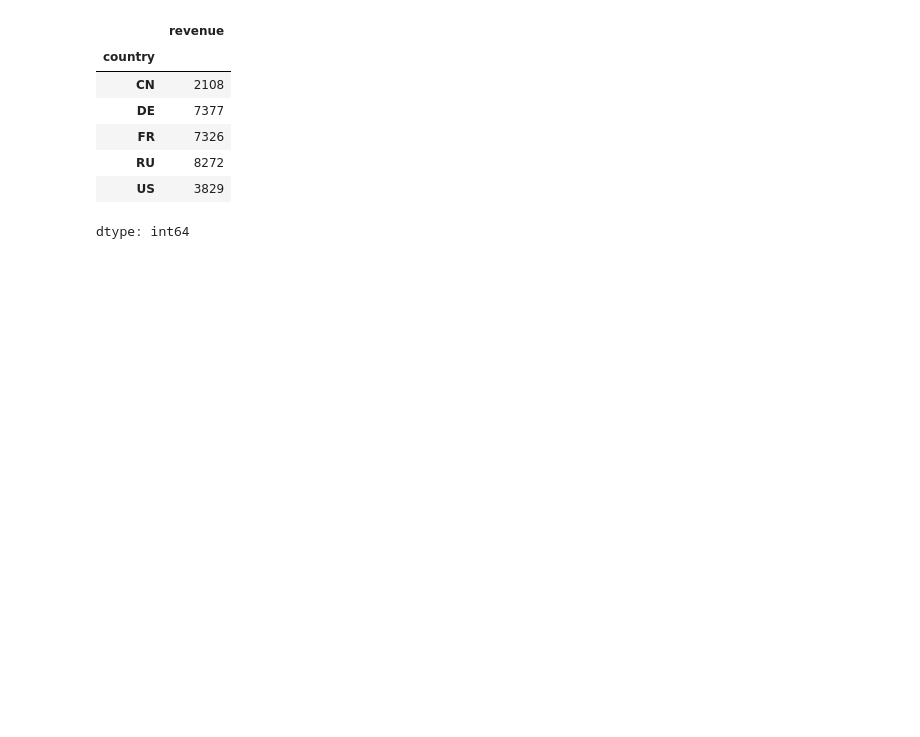
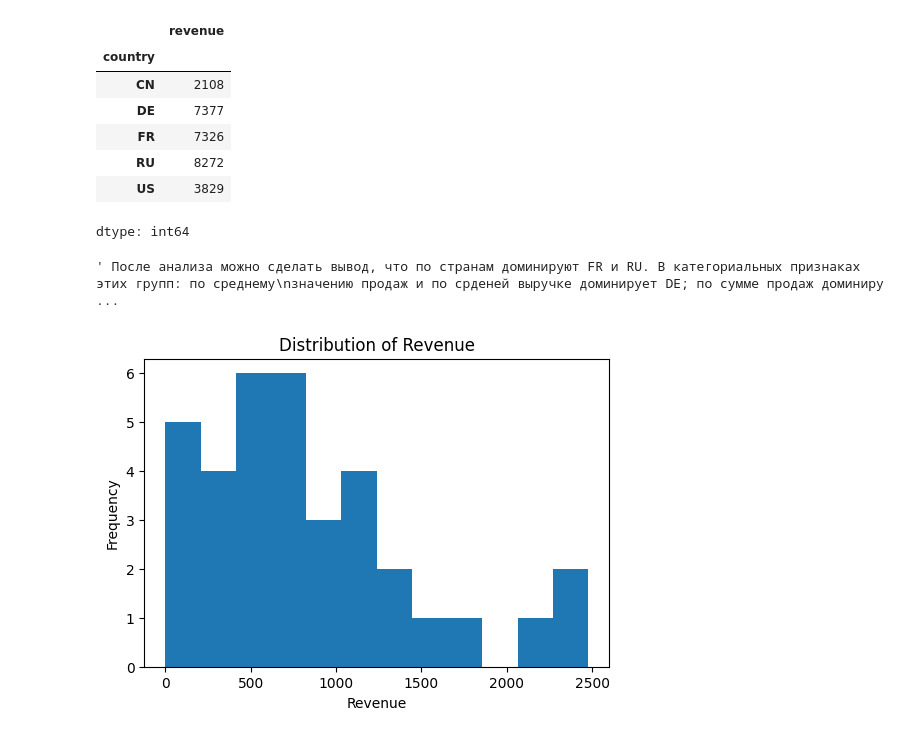
Before and after one commit to ermakinho/a-ermakov, a Jupyter notebook: homeworks/HW02/HW02.ipynb, the cells around one changed output. Drawn from its saved outputs; the diff is of its cells as text; code cells hidden in the pictures; blank space fills up the shorter version.

```diff
--- a/homeworks/HW02/HW02.ipynb.ipynb
+++ b/homeworks/HW02/HW02.ipynb
@@ -250,5 +250,16 @@ group['revenue'].sum()
 dtype: int64
 # %%
 ''' После анализа можно сделать вывод, что по странам доминируют FR и RU. В категориальных признаках этих групп: по среднему
-значению продаж, и по срденей выручке доминирует DE; по сумме продаж доминирует FR.
+значению продаж и по срденей выручке доминирует DE; по сумме продаж доминирует FR. По суммарной выручке доминирует RU.
 '''
+# %% [output]
+' После анализа можно сделать вывод, что по странам доминируют FR и RU. В категориальных признаках этих групп: по среднему\nзначению продаж и по срденей выручке доминирует DE; по сумме продаж доминиру ...
+# %%
+plt.figure(figsize=(6,4))
+plt.hist(df['revenue'].dropna(), bins=12)
+plt.xlabel("Revenue")
+plt.ylabel("Frequency")
+plt.title("Distribution of Revenue")
+plt.show()
+# %% [output]
+[figure, added]
```
Also changed, not shown: parts of 2 cells of this notebook, 2 other files.
